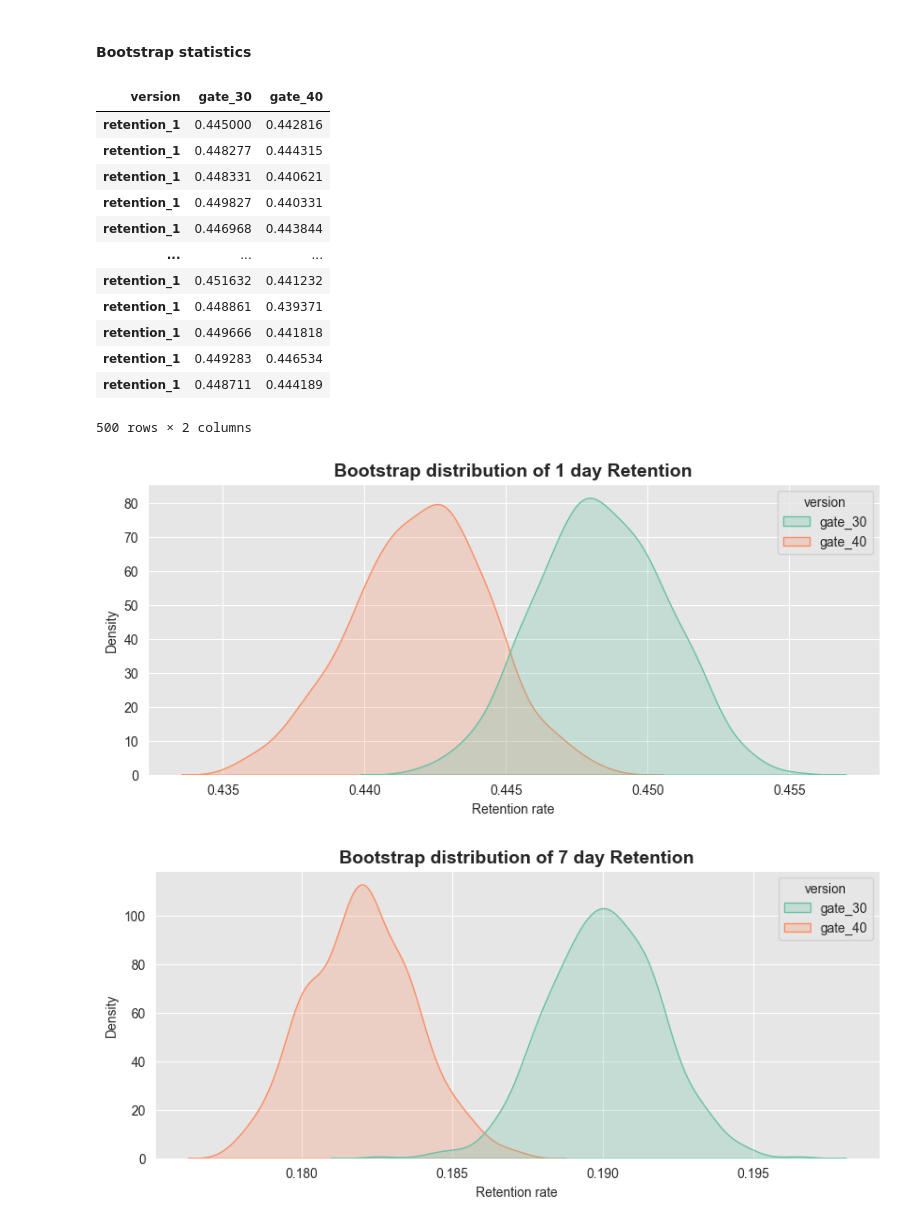
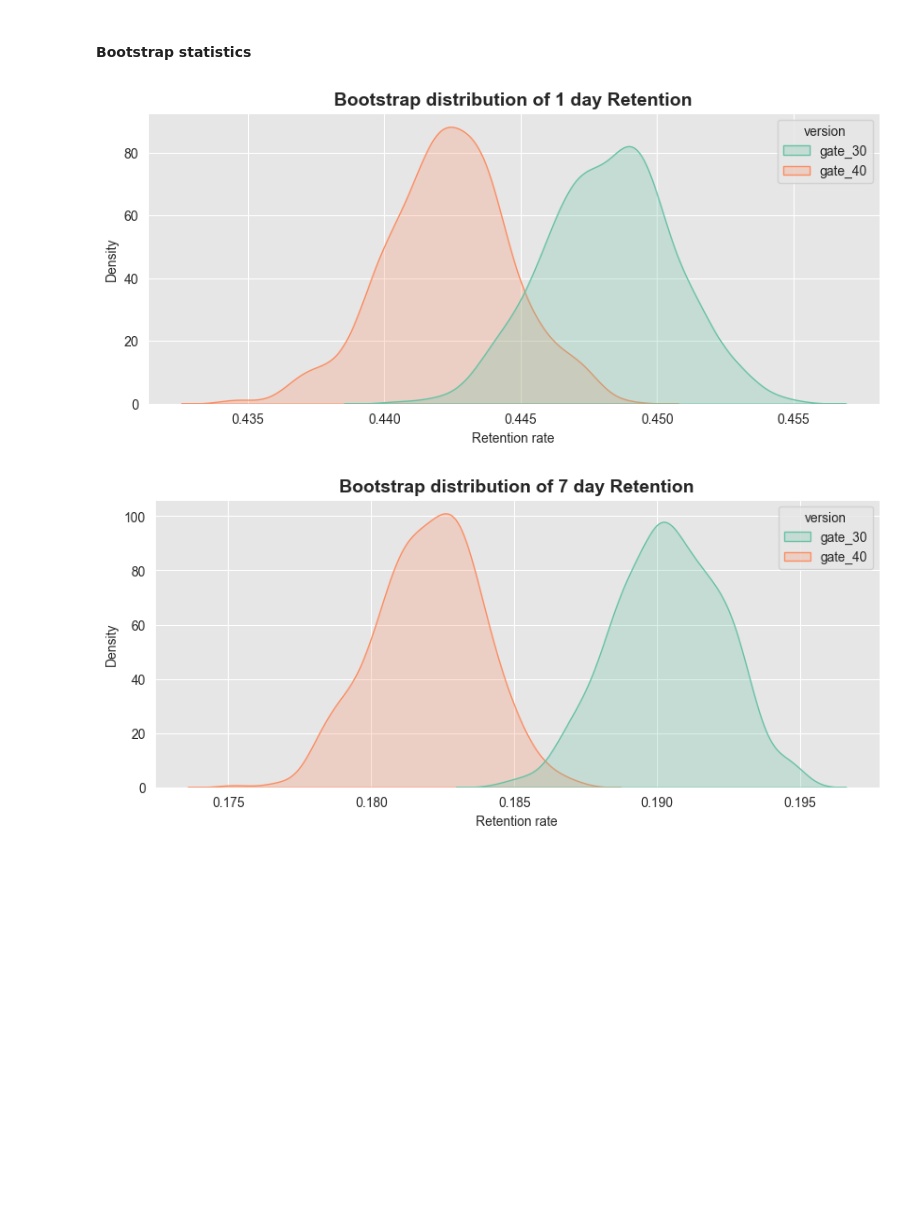
Before and after one commit to ShariYo/Modul2_Sprint2, a Jupyter notebook: project/cookiecats.ipynb, the cells around one changed output. Drawn from its saved outputs; the diff is of its cells as text; code cells hidden in the pictures; blank space fills up the shorter version.

```diff
--- a/project/cookiecats.ipynb
+++ b/project/cookiecats.ipynb
@@ -68,7 +68,9 @@ Data columns (total 5 columns):
 dtypes: bool(2), int64(2), object(1)
 memory usage: 2.2+ MB
 # %%
-cookie_cats[["retention_1", "retention_7"]] = cookie_cats[["retention_1", "retention_7"]].astype(int)
+cookie_cats[["retention_1", "retention_7"]] = cookie_cats[
+    ["retention_1", "retention_7"]
+].astype(int)
 # %% [markdown]
 ## Exploratory Data Analysis
 # %%
@@ -167,33 +165,19 @@ def bootstrap(df, contr_test_param, metric, iters=500):
 # %%
 ret_1_boot = bootstrap(df=cookie_cats, contr_test_param="version", metric="retention_1")
 plt.figure(figsize=(10, 4))
-sns.set_style("darkgrid", {"axes.facecolor":".9"})
+sns.set_style("darkgrid", {"axes.facecolor": ".9"})
 sns.kdeplot(data=ret_1_boot, fill=True, palette="Set2")
 plt.xlabel("Retention rate")
 plt.title(
     "Bootstrap distribution of 1 day Retention",
     fontsize=14,
     fontweight="bold",
-    ha="center"
+    ha="center",
 )
 
-# plt.show()
-ret_1_boot
+plt.show()
 # %% [output]
-| version | gate_30 | gate_40 |
-| retention_1 | 0.445000 | 0.442816 |
-| retention_1 | 0.448277 | 0.444315 |
-| retention_1 | 0.448331 | 0.440621 |
-| retention_1 | 0.449827 | 0.440331 |
-| retention_1 | 0.446968 | 0.443844 |
-| ... | ... | ... |
-| retention_1 | 0.451632 | 0.441232 |
-| retention_1 | 0.448861 | 0.439371 |
-| retention_1 | 0.449666 | 0.441818 |
-| retention_1 | 0.449283 | 0.446534 |
-| retention_1 | 0.448711 | 0.444189 |
-500 rows × 2 columns
-[figure, old version]
+[figure, new version]
 # %%
 ret_7_boot = bootstrap(df=cookie_cats, contr_test_param="version", metric="retention_7")
 plt.figure(figsize=(10, 4))
@@ -209,7 +193,7 @@ plt.title(
 
 plt.show()
 # %% [output]
-[figure, old version]
+[figure, new version]
 # %%
 ret_1_boot["diff"] = (ret_1_boot["gate_30"] - ret_1_boot["gate_40"]) / ret_1_boot["gate_40"] * 100
 ret_7_boot["diff"] = (ret_7_boot["gate_30"] - ret_7_boot["gate_40"]) / ret_7_boot["gate_40"] * 100
```
Also changed, not shown: parts of 5 cells of this notebook, 2 other files.
